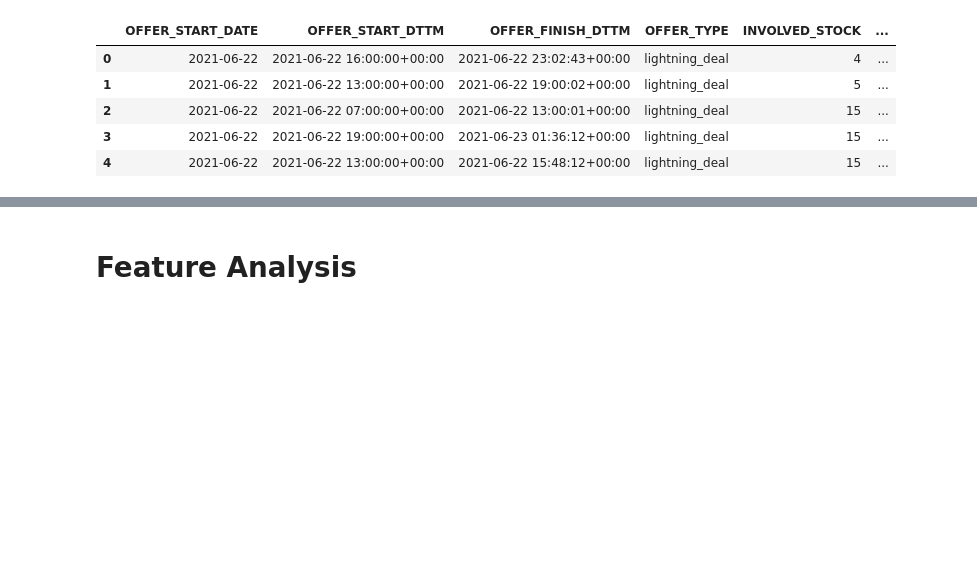
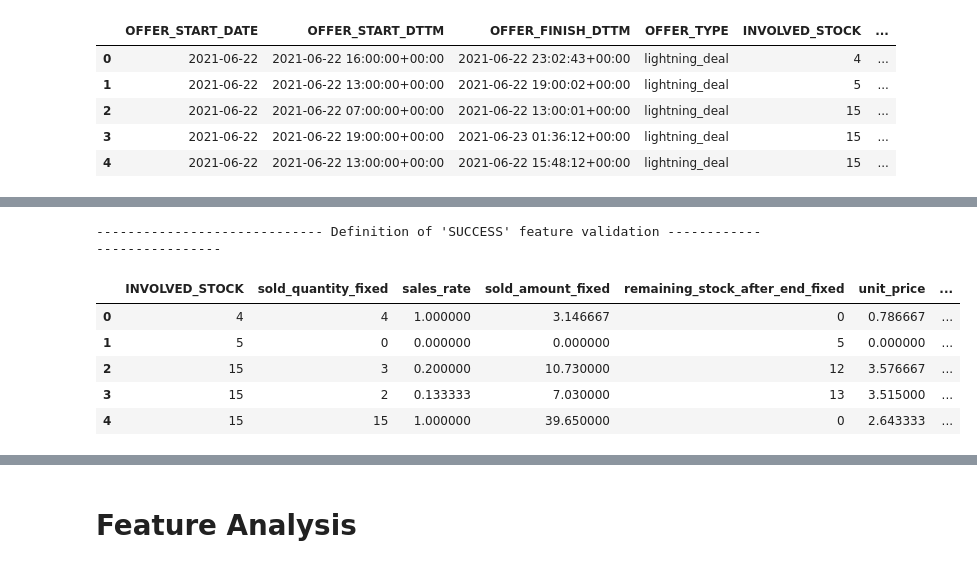
Before and after one commit to rafands/Meli_Tech_Challenge, a Jupyter notebook: EDA_ofertas_relampago.ipynb, the cells around one changed output, grey strips where cells are left out. Drawn from its saved outputs; the diff is of its cells as text; code cells hidden in the pictures; blank space fills up the shorter version.

```diff
--- a/EDA_ofertas_relampago.ipynb
+++ b/EDA_ofertas_relampago.ipynb
@@ -12,0 +19,6 @@ import seaborn as sns
+# %%
+# USER DEFINED FUNCTIONS
+
+## Function to print a header for cell outputs
+def print_header(analysis, len_header=100):
+    return print('\n'+'-'*int((len_header-len(analysis))/2),analysis,'-'*(int((len_header-len(analysis))/2)-1))
@@ -154,0 +336,42 @@ We will treat each datatype separately and understand if there are 'strange' val
+# %%
+# FEATURE ENGINEERING ('SUCCESS' feature)
+# - - - - - - - - - - - - - - - - - - - - - - - - - - - - - - - - - - - - - - - - - - - - - - - - - - - - - - - - - - - - - - - -
+# sales_rate: Percentage of the INVOLVED_STOCK that was sold (INVOLVED_STOCK/sold_quantity_fixed).
+'''
+Observing the data, it would be interesting to understand the relationship between our features (independent variables) and some
+rate of success (dependent variable).
+In this case we could create a new column containing the rate of SALES/STOCK. We will have a percentage of the INVOLVED_STOCK
+that was actually sold (SOLD_QUANTITY).
+Considering that we have cleaned the data, we can now execute this logic and create this feature of interest quite simply.
+'''
+
+df['sales_rate'] = df['sold_quantity_fixed']/df['INVOLVED_STOCK']
+
+cols_df = ['INVOLVED_STOCK',
+           'sold_quantity_fixed',
+           'sales_rate', # <------------
+           'sold_amount_fixed',
+           'remaining_stock_after_end_fixed',
+           'unit_price'
+           ]
+
+# - - - - - - - - - - - - - - - - - - - - - - - - - - - - - - - - - - - - - - - - - - - - - - - - - - - - - - - - - - - - - - - -
+'''
+Now, we are ready to understand the relationship between the different variables available and our definition of 'success' ('sales_rate').
+
+ALERT! We must keep in mind that the percentage of sales could be, and probably is, biased by the duration of the offer,
+that is, offers that stay active for longer have more chances of materializing into more sales than those that
+stay active for shorter periods of time.
+With that being said, we will start by observing the relationship between offer duration and sales_rate.
+'''
+
+print_header("Definition of 'SUCCESS' feature validation")
+df[cols_df+['sales_rate']].head()
+# %% [output]
+----------------------------- Definition of 'SUCCESS' feature validation ----------------------------
+|  | INVOLVED_STOCK | sold_quantity_fixed | sales_rate | sold_amount_fixed | remaining_stock_after_end_fixed | unit_price | ... |
+| 0 | 4 | 4 | 1.000000 | 3.146667 | 0 | 0.786667 | ... |
+| 1 | 5 | 0 | 0.000000 | 0.000000 | 5 | 0.000000 | ... |
+| 2 | 15 | 3 | 0.200000 | 10.730000 | 12 | 3.576667 | ... |
+| 3 | 15 | 2 | 0.133333 | 7.030000 | 13 | 3.515000 | ... |
+| 4 | 15 | 15 | 1.000000 | 39.650000 | 0 | 2.643333 | ... |
```
Also changed, not shown: parts of 42 cells of this notebook, 2 other files.
